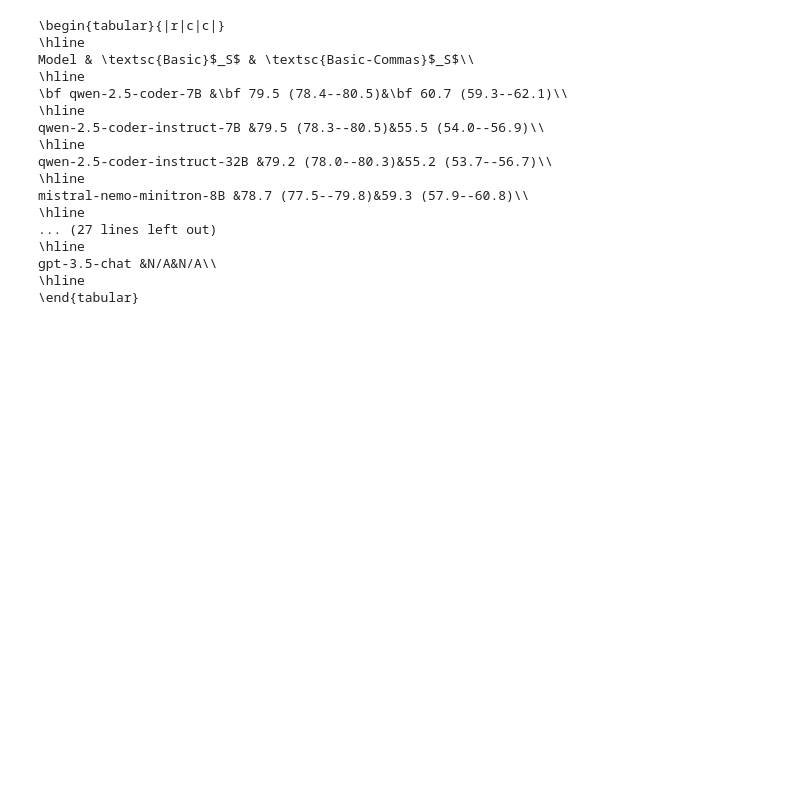
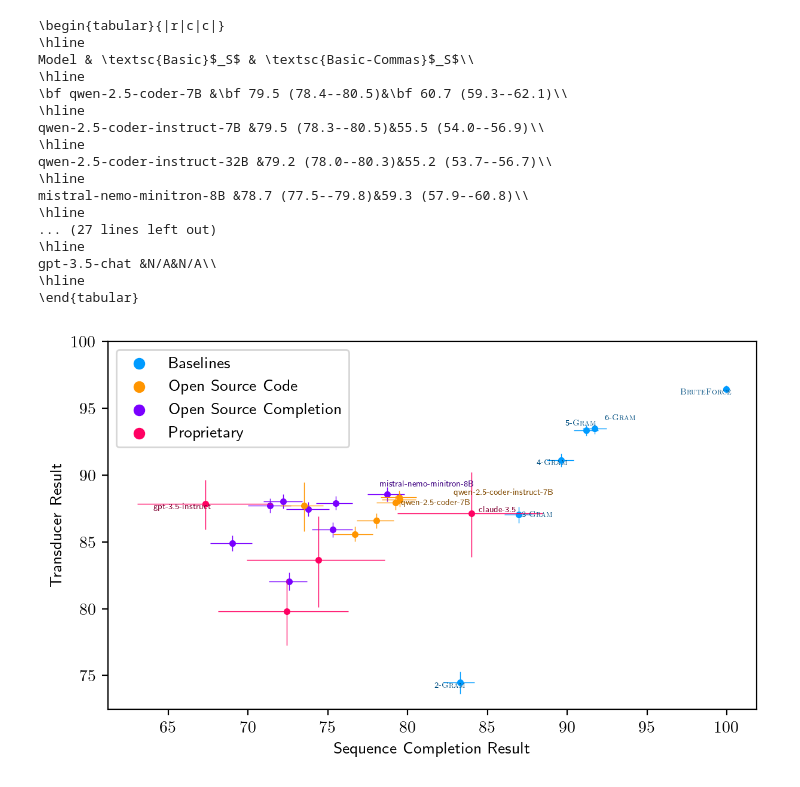
Before and after one commit to kavigupta/evallm, a Jupyter notebook: notebooks/main-tables.ipynb, the cells around one changed output. Cells and saved outputs as stored; diff of their text form; code cells hidden in the pictures; blank space fills up the shorter version.

Commit message:
add sequence completion vs transducer plot (#103)
* add sequence completion vs transducer plot

* lint

```diff
--- a/notebooks/main-tables.ipynb
+++ b/notebooks/main-tables.ipynb
@@ -92,3 +93,7 @@ mistral-nemo-minitron-8B &78.7 (77.5--79.8)&59.3 (57.9--60.8)\\
 gpt-3.5-chat &N/A&N/A\\
 \hline
 \end{tabular}
+# %%
+plot_transducer_vs_sequence_completion(results_sc, results_t)
+# %% [output]
+[figure, added]
```
Also changed, not shown: parts of 1 cell of this notebook, 3 other files.
